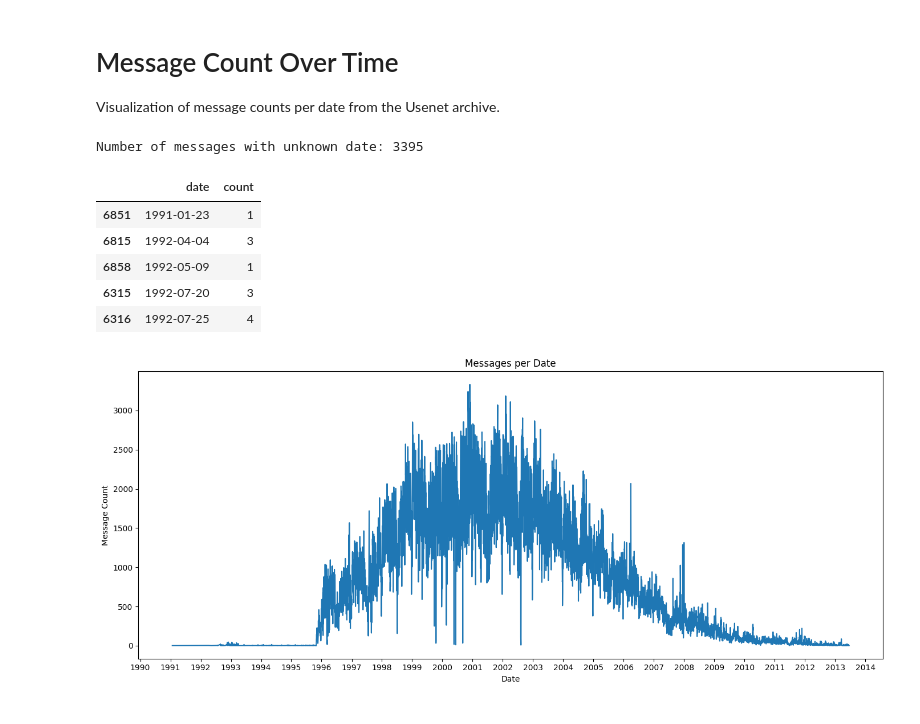
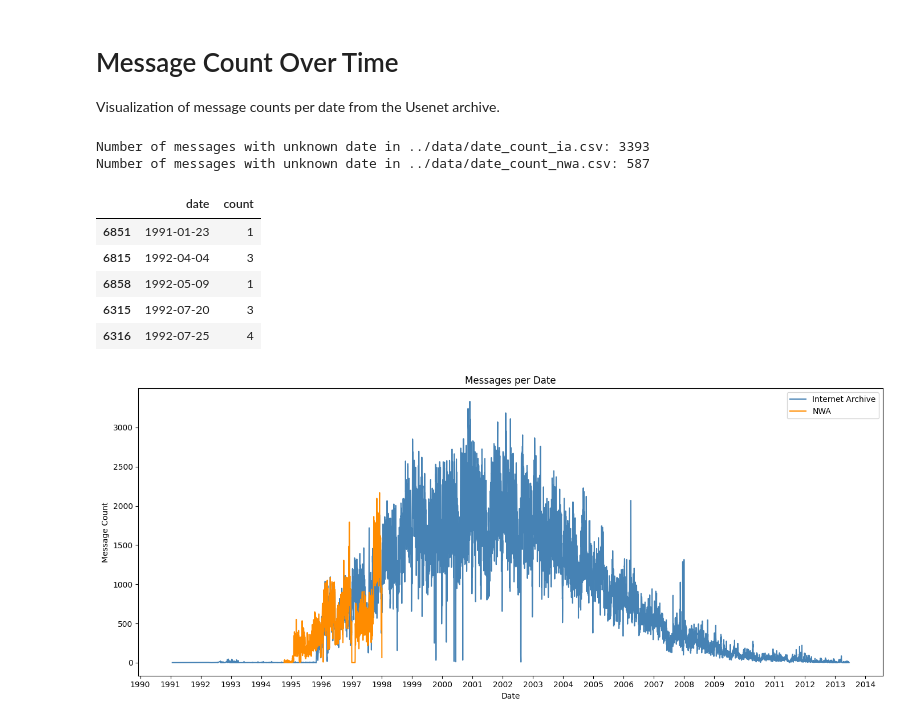
Before and after one commit to NationalLibraryOfNorway/norwegian_usenet, a Jupyter notebook: notebooks/date_count.ipynb, the cells around one changed output. Drawn from its saved outputs; the diff is of its cells as text; code cells hidden in the pictures.

```diff
--- a/notebooks/date_count.ipynb
+++ b/notebooks/date_count.ipynb
@@ -8,16 +8,21 @@ import matplotlib.pyplot as plt
 import matplotlib.dates as mdates
 from matplotlib.ticker import FuncFormatter
 # %%
-df = pd.read_csv("../data/date_count.csv")
-num_messages_with_unknown_date = df[df.date == "unknown"]["count"].item()
-print(f"Number of messages with unknown date: {num_messages_with_unknown_date}")
+def load_date_counts(path):
+    df = pd.read_csv(path)
+    num_unknown = df[df.date == "unknown"]["count"].item()
+    print(f"Number of messages with unknown date in {path}: {num_unknown}")
+    df = df[df["date"] != "unknown"]
+    df["date"] = pd.to_datetime(df["date"])
+    return df.sort_values("date")
 
-df = df[df["date"] != "unknown"]
-df["date"] = pd.to_datetime(df["date"])
-df = df.sort_values("date")
-df.head()
+
+df_ia = load_date_counts("../data/date_count_ia.csv")
+df_nwa = load_date_counts("../data/date_count_nwa.csv")
+df_ia.head()
 # %% [output]
-Number of messages with unknown date: 3395
+Number of messages with unknown date in ../data/date_count_ia.csv: 3393
+Number of messages with unknown date in ../data/date_count_nwa.csv: 587
 |  | date | count |
 | 6851 | 1991-01-23 | 1 |
 | 6815 | 1992-04-04 | 3 |
@@ -26,15 +31,17 @@ Number of messages with unknown date: 3395
 | 6316 | 1992-07-25 | 4 |
 # %%
 fig, ax = plt.subplots(figsize=(14, 6))
-ax.plot(df["date"], df["count"])
+ax.plot(df_ia["date"], df_ia["count"], label="Internet Archive", color="steelblue")
+ax.plot(df_nwa["date"], df_nwa["count"], label="NWA", color="darkorange")
 ax.xaxis.set_major_locator(mdates.YearLocator())
 ax.xaxis.set_major_formatter(mdates.DateFormatter("%Y"))
 ax.set_xlabel("Date")
 ax.set_ylabel("Message Count")
 ax.set_title("Messages per Date")
+ax.legend()
 plt.tight_layout()
 plt.show()
 # %% [output]
-[figure, old version]
+[figure, new version]
 # %%
 # Monthly aggregation
```
Also changed, not shown: parts of 2 cells of this notebook, 28 other files.
